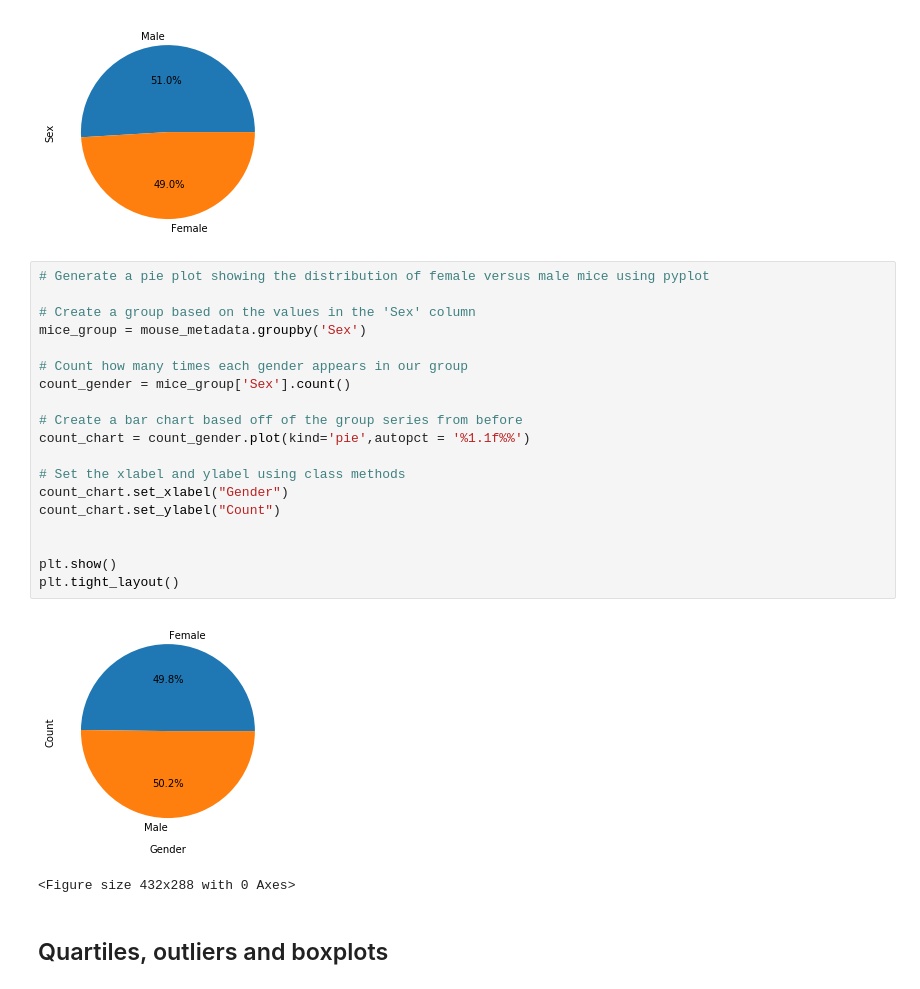
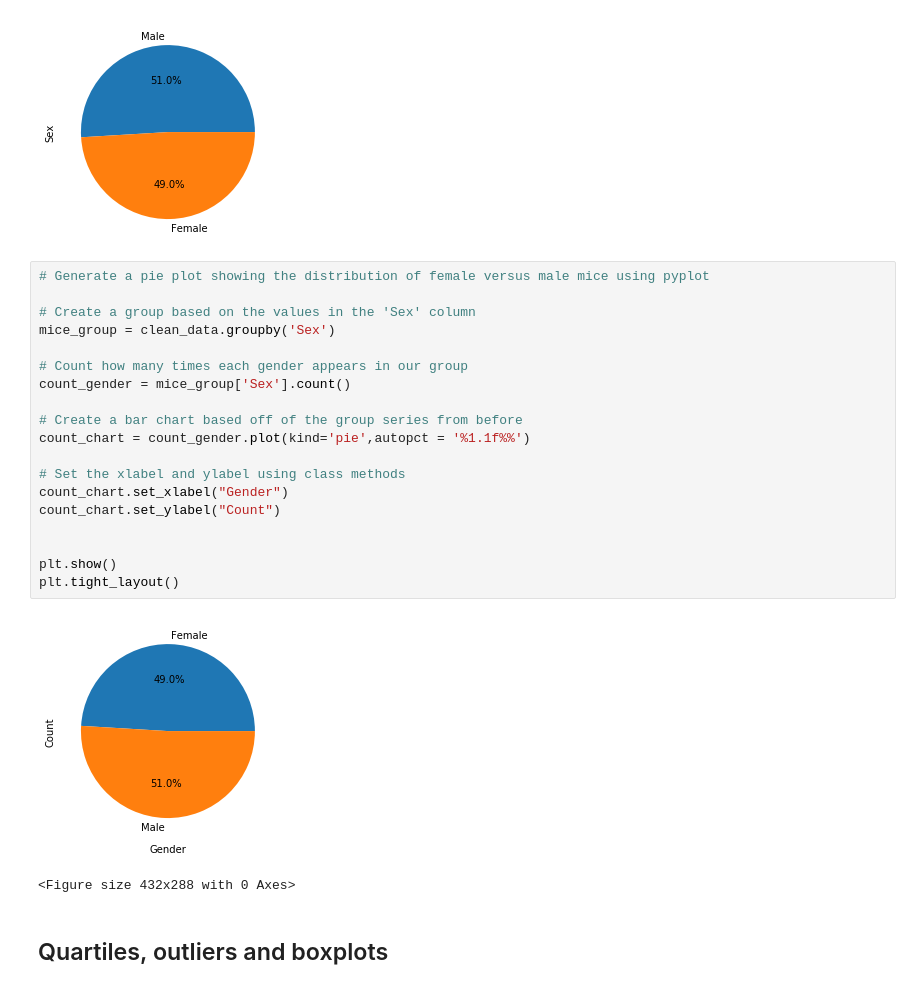
Before and after one commit to Soumya-Patil/MatPlotlib-Challenge, a Jupyter notebook: Pymaceuticals/pymaceuticals.ipynb, the cells around one changed output. Drawn from its saved outputs; the diff is of its cells as text.

```diff
--- a/Pymaceuticals/pymaceuticals.ipynb
+++ b/Pymaceuticals/pymaceuticals.ipynb
@@ -103,24 +103,24 @@ plt.show()
 # %%
 # Generate a pie plot showing the distribution of female versus male mice using pyplot
 
 # Create a group based on the values in the 'Sex' column
-mice_group = mouse_metadata.groupby('Sex')
+mice_group = clean_data.groupby('Sex')
 
 # Count how many times each gender appears in our group
 count_gender = mice_group['Sex'].count()
 
 # Create a bar chart based off of the group series from before
 count_chart = count_gender.plot(kind='pie',autopct = '%1.1f%%')
 
 # Set the xlabel and ylabel using class methods
 count_chart.set_xlabel("Gender")
 count_chart.set_ylabel("Count")
 
 
 plt.show()
 plt.tight_layout()
 # %% [output]
-[figure, old version]
+[figure, new version]
 <Figure size 432x288 with 0 Axes>
 # %% [markdown]
 ## Quartiles, outliers and boxplots
```
Also changed, not shown: parts of 4 cells of this notebook.
